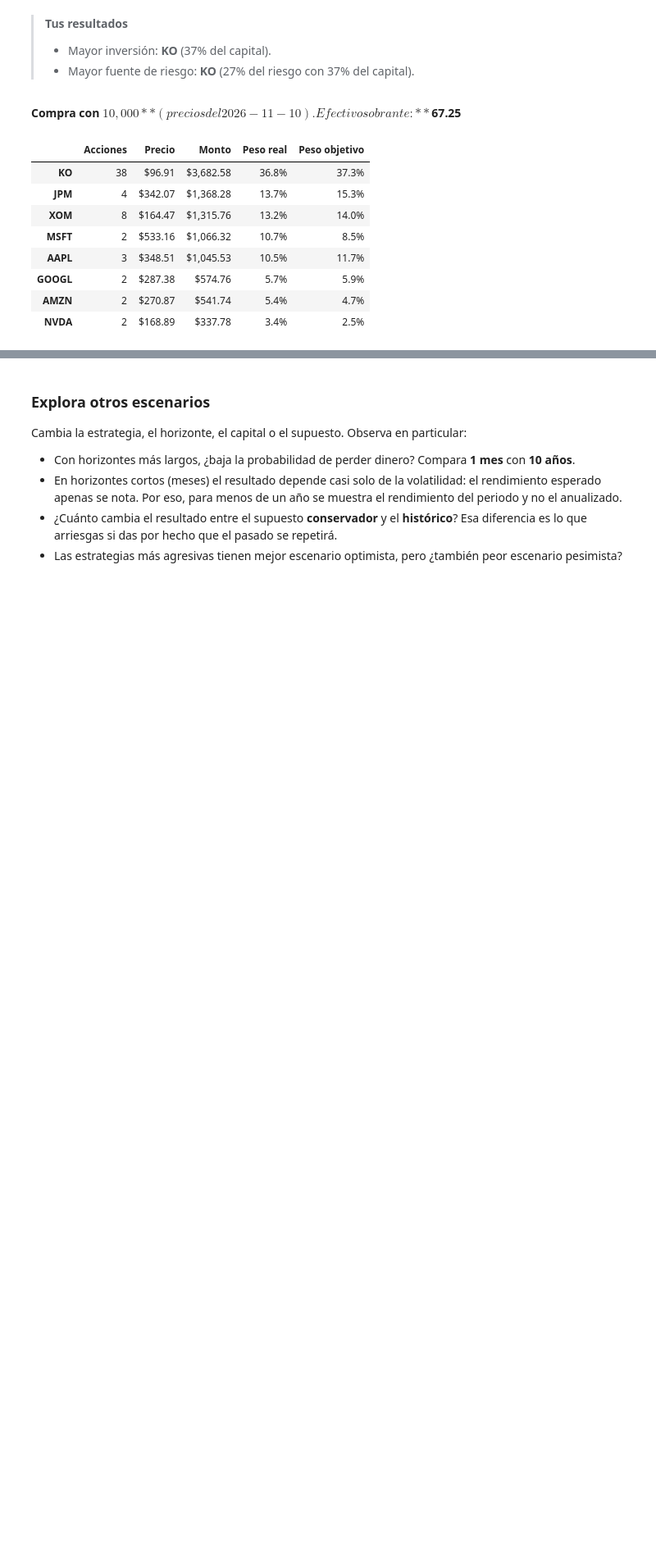
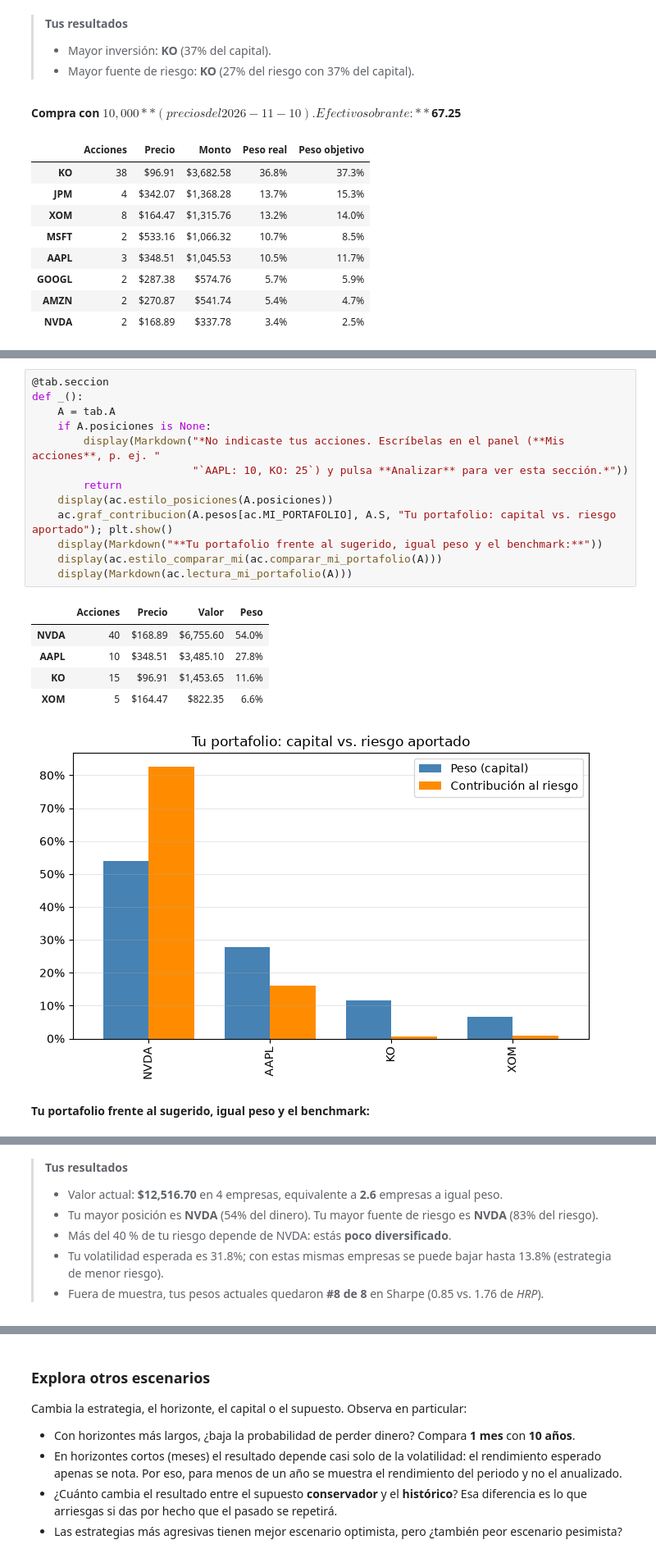
Before and after one commit to OmarRR2003/portfolio-optimization, a Jupyter notebook: acciones.ipynb, the cells around one changed output, grey strips where cells are left out. Shown at 82% size. Cells and saved outputs as stored; diff of their text form; blank space fills up the shorter version.

```diff
--- a/acciones.ipynb
+++ b/acciones.ipynb
@@ -367,0 +385,21 @@ def _():
+# %%
+@tab.seccion
+def _():
+    A = tab.A
+    if A.posiciones is None:
+        display(Markdown("*No indicaste tus acciones. Escríbelas en el panel (**Mis acciones**, p. ej. "
+                         "`AAPL: 10, KO: 25`) y pulsa **Analizar** para ver esta sección.*"))
+        return
+    display(ac.estilo_posiciones(A.posiciones))
+    ac.graf_contribucion(A.pesos[ac.MI_PORTAFOLIO], A.S, "Tu portafolio: capital vs. riesgo aportado"); plt.show()
+    display(Markdown("**Tu portafolio frente al sugerido, igual peso y el benchmark:**"))
+    display(ac.estilo_comparar_mi(ac.comparar_mi_portafolio(A)))
+    display(Markdown(ac.lectura_mi_portafolio(A)))
+# %% [output]
+|  | Acciones | Precio | Valor | Peso |
+| NVDA | 40 | $168.89 | $6,755.60 | 54.0% |
+| AAPL | 10 | $348.51 | $3,485.10 | 27.8% |
+| KO | 15 | $96.91 | $1,453.65 | 11.6% |
+| XOM | 5 | $164.47 | $822.35 | 6.6% |
+[figure, added]
+**Tu portafolio frente al sugerido, igual peso y el benchmark:**
@@ -367,0 +411,7 @@ def _():
+> **Tus resultados**
+>
+> - Valor actual: **$12,516.70** en 4 empresas, equivalente a **2.6** empresas a igual peso.
+> - Tu mayor posición es **NVDA** (54% del dinero). Tu mayor fuente de riesgo es **NVDA** (83% del riesgo).
+> - Más del 40 % de tu riesgo depende de NVDA: estás **poco diversificado**.
+> - Tu volatilidad esperada es 31.8%; con estas mismas empresas se puede bajar hasta 13.8% (estrategia de menor riesgo).
+> - Fuera de muestra, tus pesos actuales quedaron **#8 de 8** en Sharpe (0.85 vs. 1.76 de *HRP*).
```
Also changed, not shown: parts of 16 cells of this notebook, 3 other files.
